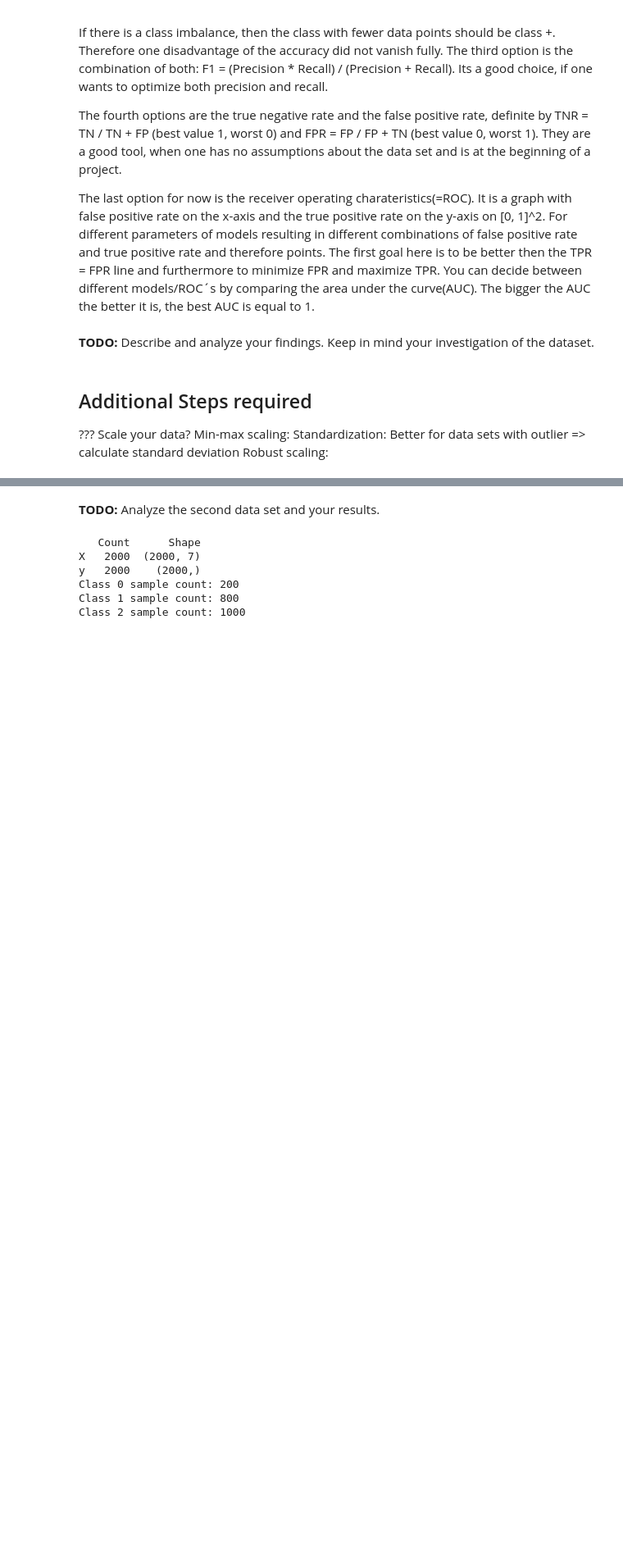
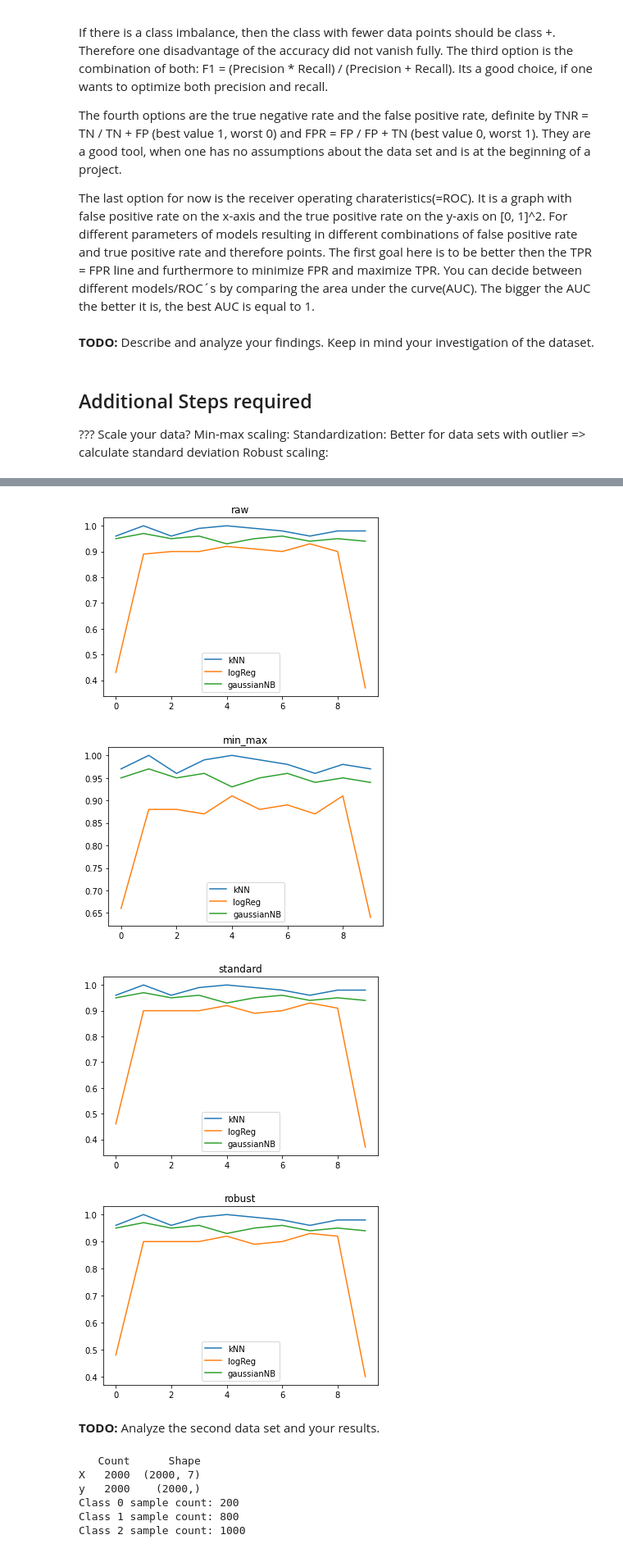
Before and after one commit to mankinskin/ml_projects, a Jupyter notebook: project2/Project2.ipynb, the cells around one changed output, grey strips where cells are left out. Shown at 82% size. Cells and saved outputs as stored; diff of their text form; code cells hidden in the pictures; blank space fills up the shorter version.

```diff
--- a/project2/Project2.ipynb
+++ b/project2/Project2.ipynb
@@ -267,0 +186,27 @@ gaussianNB_scores = [0.855 0.875 0.855 0.88  0.885 0.875 0.865 0.855 0.86  0.71
+# %%
+#TODO: Train all three classifiers on the second data set
+import numpy as np
+from sklearn.neighbors import KNeighborsClassifier
+from sklearn.linear_model import LogisticRegression
+from sklearn.naive_bayes import GaussianNB
+from sklearn.model_selection import cross_val_score
+from sklearn.preprocessing import MinMaxScaler, StandardScaler, RobustScaler
+
+def scale(name, data, scaler):
+    scaler.fit(X)
+    scaled = scaler.transform(data)
+    print(f'{name}.mean() = {np.mean(scaled, axis = 0)}')
+    print(f'{name}.std() = {np.std(scaled, axis=0)}')
+    return scaled
+
+print(f'X.mean() = {np.mean(X, axis = 0)}')
+print(f'X.std() = {np.std(X, axis=0)}')
+
+min_max = MinMaxScaler()
+standard = StandardScaler()
+robust = RobustScaler()
+
+# scale
+min_max_scaled = scale("min_max", X, min_max)
+standard_scaled = scale("standard", X, standard)
+robust_scaled = scale("robust", X, robust)
@@ -268,3 +222,25 @@ gaussianNB_scores = [0.855 0.875 0.855 0.88  0.885 0.875 0.865 0.855 0.86  0.71
+# %%
+X_list = [
+    ("raw", X),
+    ("min_max", min_max_scaled),
+    ("standard", standard_scaled),
+    ("robust", robust_scaled),
+]
+
+def test_all(clfs, data_list, y):
+     for (i, (name, data)) in list(enumerate(data_list)):
+            plt.figure(i)
+            plt.title(name)
+            #print(f'{name} = {data}')
+            score_all(clfs, data, y)
+
+# test classifiers
+test_all(clfs, X_list, y)
+# %% [output]
+[figure, added]
+[figure, added]
+[figure, added]
+[figure, added]
 # %% [markdown]
 **TODO:** Analyze the second data set and your results.
 # %%
```
Also changed, not shown: parts of 4 cells of this notebook.
